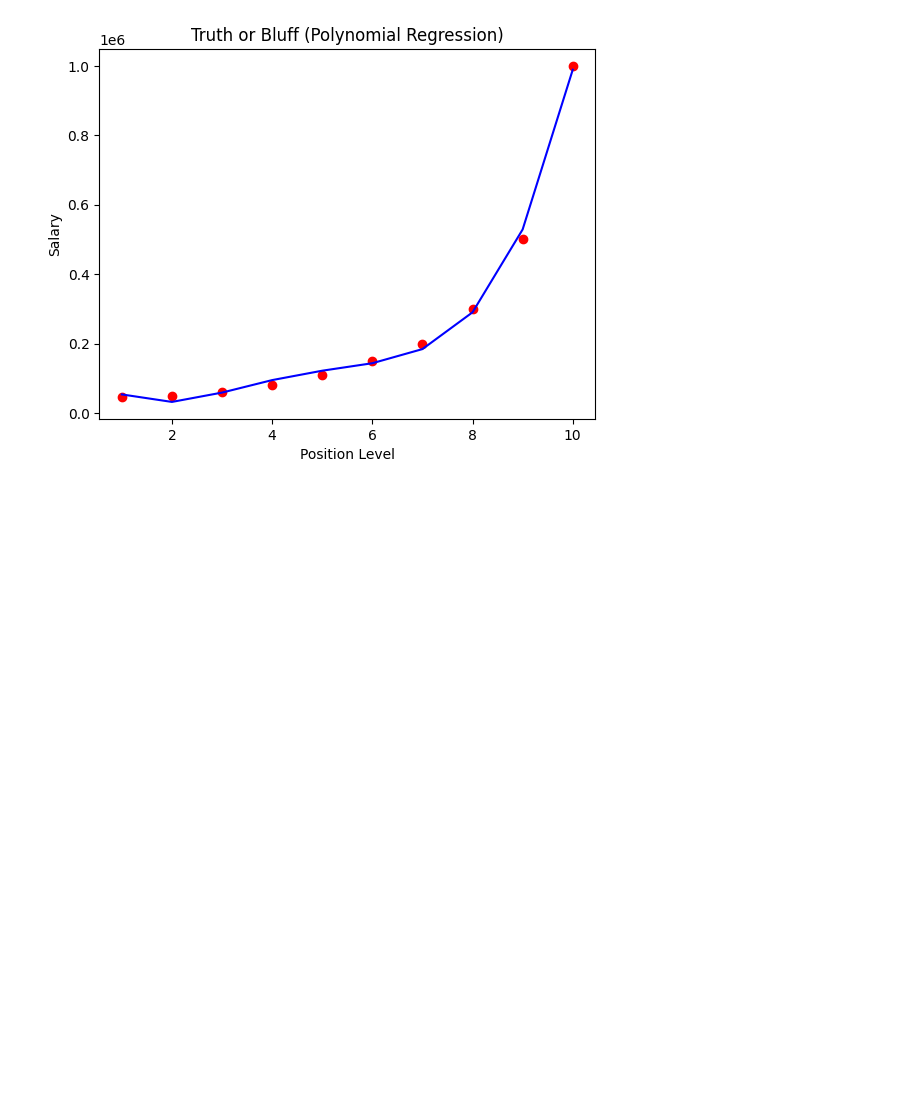
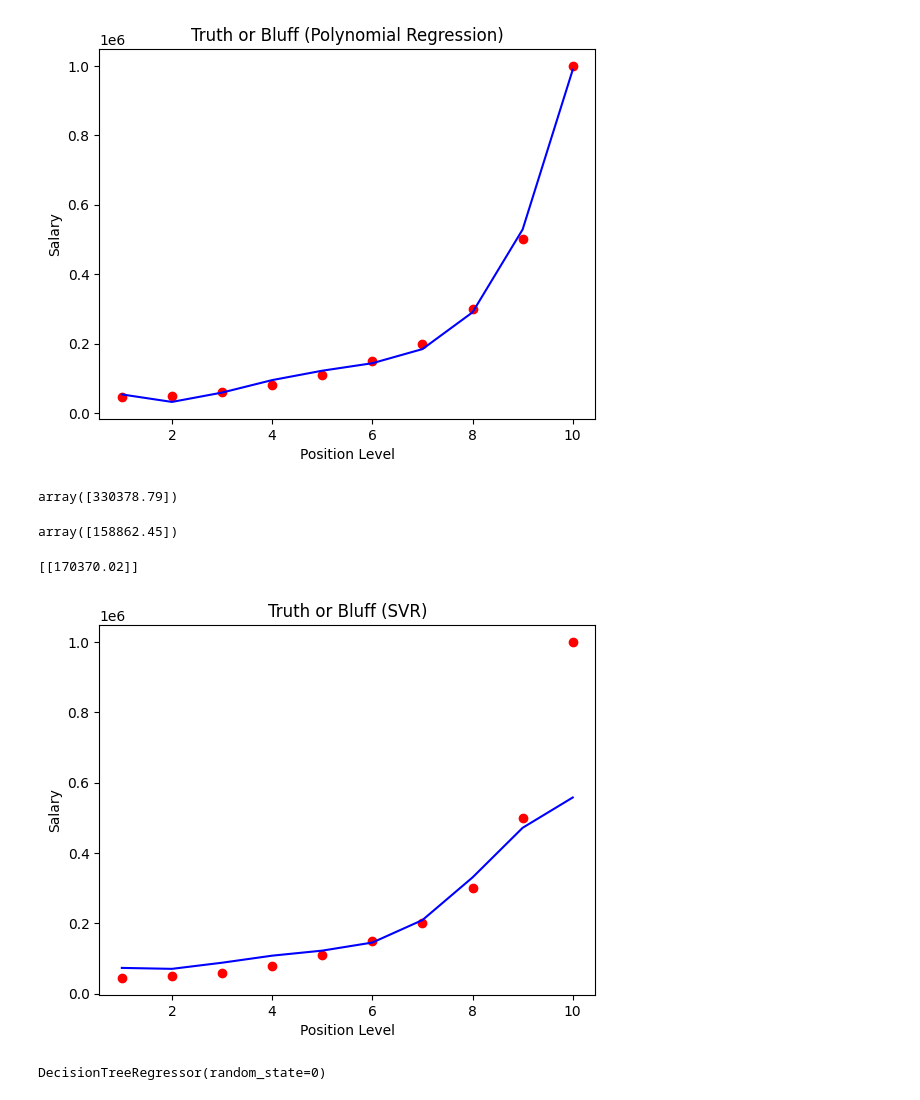
Before and after one commit to guilhermelff/python, a Jupyter notebook: machine-learning/machine-learning.ipynb, the cells around one changed output. Drawn from its saved outputs; the diff is of its cells as text; code cells hidden in the pictures; blank space fills up the shorter version.

```diff
--- a/machine-learning/machine-learning.ipynb
+++ b/machine-learning/machine-learning.ipynb
@@ -223,3 +226,81 @@ plt.ylabel("Salary")
 plt.show()
 # %% [output]
 [figure]
+# %%
+# predicting a new result with linear regression
+
+feature_value = [[6.5]]
+
+lin_reg.predict(feature_value)
+# %% [output]
+array([330378.79])
+# %%
+# predicting a new result with polynomial regression
+
+feature_value = poly_reg.fit_transform([[6.5]])
+
+lin_reg_2.predict(feature_value)
+# %% [output]
+array([158862.45])
+# %%
+# support vector regression
+
+y = y.reshape(len(y), 1)
+
+# feature scaling
+
+sc_X = StandardScaler()
+sc_y = StandardScaler()
+
+X = sc_X.fit_transform(X)
+y = sc_y.fit_transform(y)
+
+# training the SVR model on the whole dataset
+
+regressor = SVR(kernel="rbf")
+
+regressor.fit(X, y)
+
+# predicting a new result
+
+feature = sc_X.transform([[6.5]])
+
+prediction = regressor.predict(feature)
+
+prediction = sc_y.inverse_transform(prediction.reshape(-1, 1))
+
+print(prediction)
+# %% [output]
+[[170370.02]]
+# %%
+# visualizing the SVR results
+
+# real results
+
+plt.scatter(sc_X.inverse_transform(X), sc_y.inverse_transform(y), color="red")
+
+# prediction SVR
+
+plt.plot(
+    sc_X.inverse_transform(X),
+    sc_y.inverse_transform(regressor.predict(X).reshape(-1, 1)),
+    color="blue",
+)
+
+plt.title("Truth or Bluff (SVR)")
+plt.xlabel("Position Level")
+plt.ylabel("Salary")
+
+plt.show()
+# %% [output]
+[figure, added]
+# %%
+# decision tree regression
+
+X = dataset.iloc[:, 1:-1].values
+y = dataset.iloc[:, -1].values
+
+regressor = DecisionTreeRegressor(random_state=0)
+regressor.fit(X, y)
+# %% [output]
+DecisionTreeRegressor(random_state=0)
```
Also changed, not shown: parts of 6 cells of this notebook.
